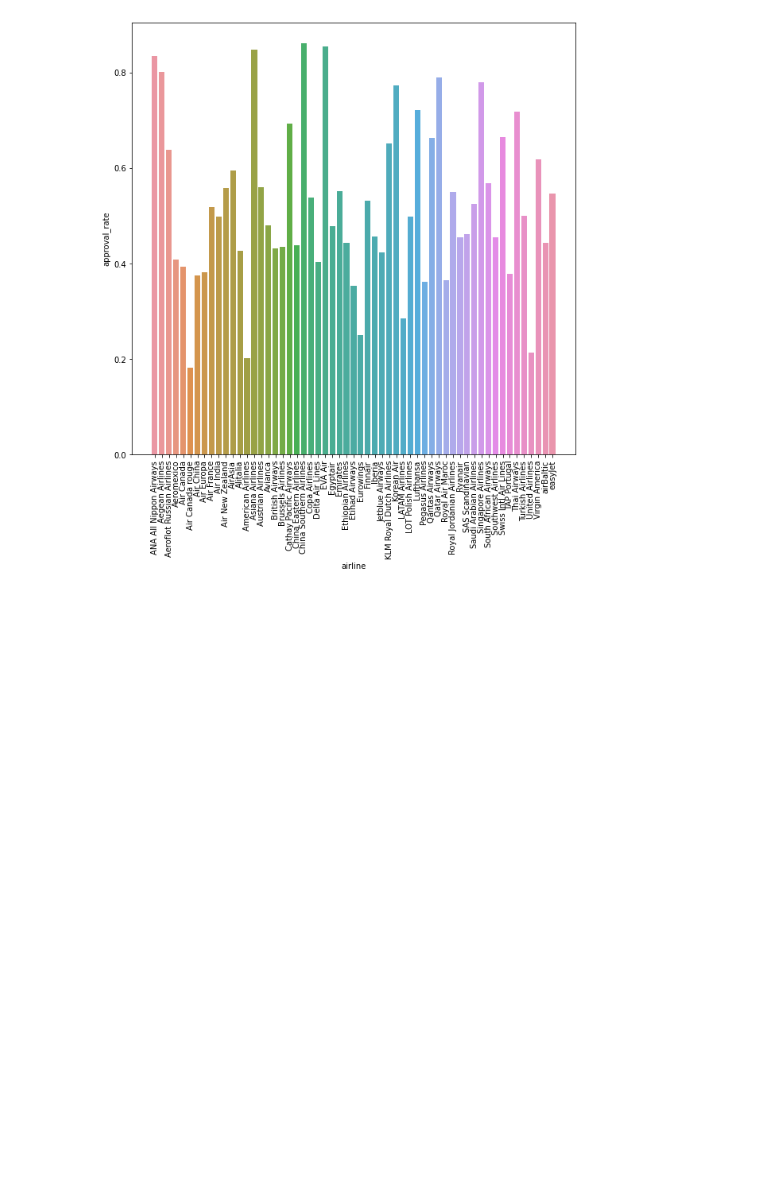
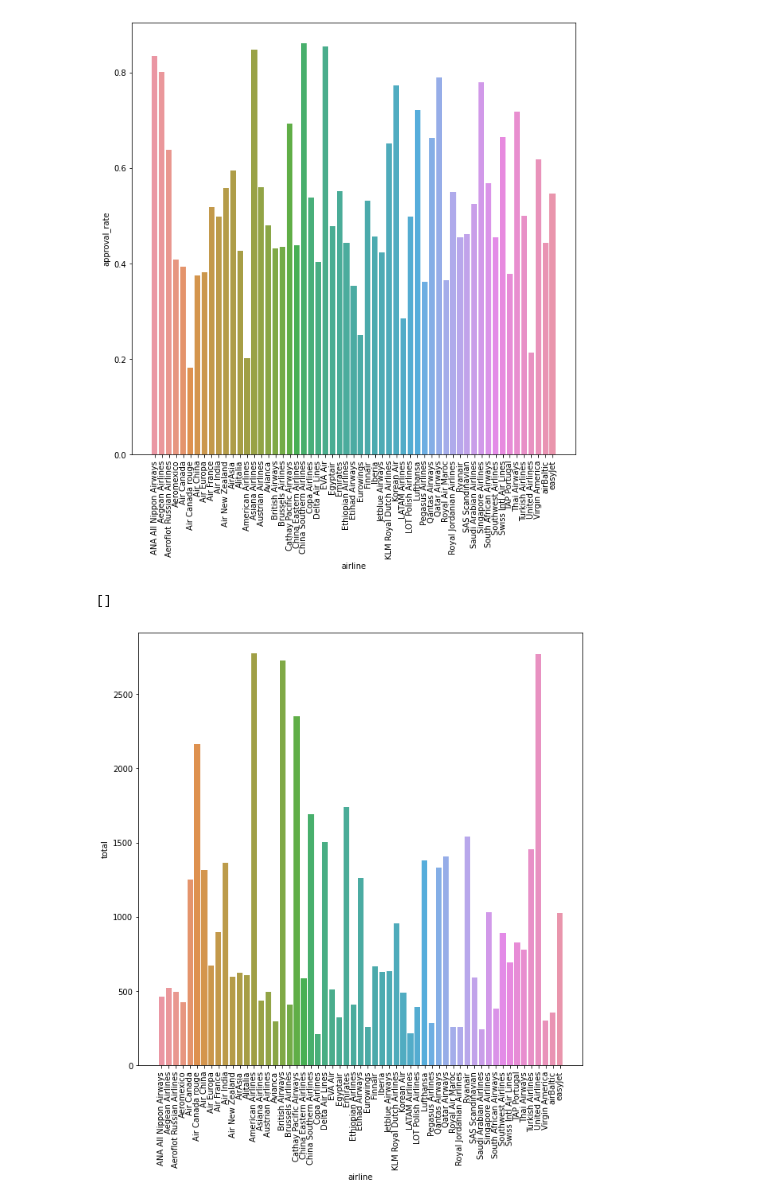
Before and after one commit to ydv1412/airline_review_classification, a Jupyter notebook: airline_review_classification.ipynb, the cells around one changed output. Drawn from its saved outputs; the diff is of its cells as text; code cells hidden in the pictures; blank space fills up the shorter version.

```diff
--- a/airline_review_classification.ipynb
+++ b/airline_review_classification.ipynb
@@ -131,3 +132,12 @@ plt.plot()
 # %% [output]
 []
 [figure]
+# %%
+plt.figure(figsize=(10,10))
+
+sns.barplot(data = df_approval , x = 'airline' , y = 'total')
+plt.xticks(rotation = 90)
+plt.plot()
+# %% [output]
+[]
+[figure, added]
```
Also changed, not shown: parts of 41 cells of this notebook.
